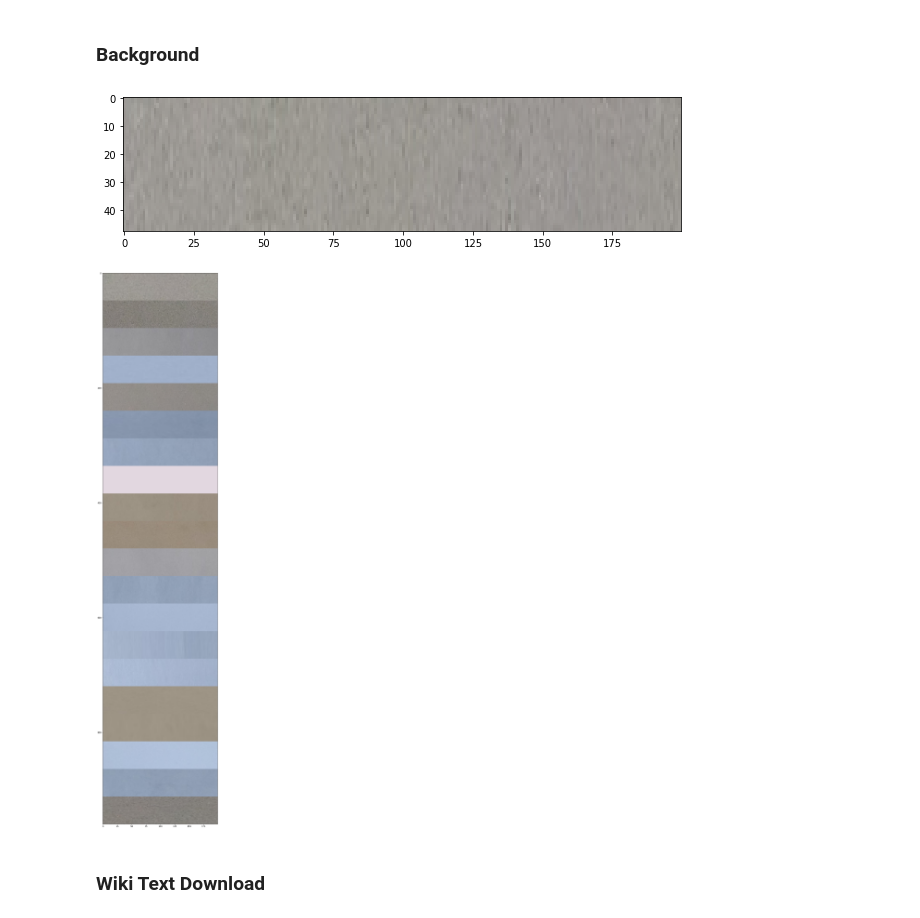
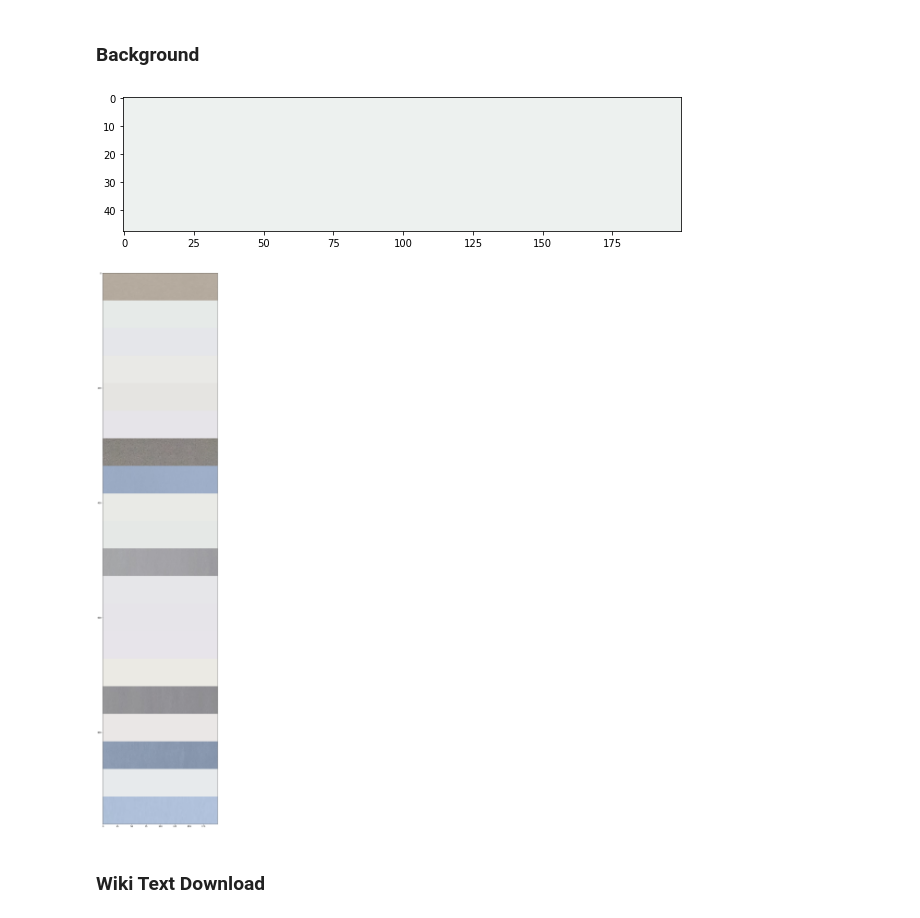
Before and after one commit to doas3140/ocr-pipeline, a Jupyter notebook: nbs/62_ocr_dataset_fontsynth.ipynb, the cells around one changed output. Cells and saved outputs as stored; diff of their text form; code cells hidden in the pictures.

```diff
--- a/nbs/62_ocr_dataset_fontsynth.ipynb
+++ b/nbs/62_ocr_dataset_fontsynth.ipynb
@@ -16,6 +16,7 @@ import time
 from ocr.core import *
 from pathlib import PosixPath
 import pandas as pd
+import os
 
 allowed_chars = [
 
@@ -49,7 +50,7 @@ class fontsynth_config:
     FILE_PATH = '../data/ocr/fontsynth_gt.pickle'
     LINE_HEIGHT = 48
     NUM_EXAMPLES = 50000
-    VALID_PCT = .3
+    VALID_PCT = .2
 
 len(allowed_chars)
 # %% [output]
@@ -65,9 +66,9 @@ class BgGenerator:
     def __init__(self, bgdir=fontsynth_config.bgdir):
         self.bg_images = [np.array(Image.open(fpath)) for fpath in bgdir.iterdir()]
 
-    def get_random_bg(self, size=(48,200), p_white=0.1, white=224):
+    def get_random_bg(self, size=(48,200), p_white=0.75, white=240):
         if np.random.rand() < p_white:
-            w, r = white, lambda: randn(0,5)
+            w, r = white, lambda: randn(-3,3)
             white = np.array([ w+r(), w+r(), w+r() ], dtype=np.uint8)
             return np.zeros([size[0], size[1], 3], dtype=np.uint8) + white
         else:
@@ -87,11 +88,11 @@ class BgGenerator:
 bg_gen = BgGenerator()
 plot(bg_gen.get_random_bg(), figsize=(10,10))
 # %% [output]
-[figure, old version]
+[figure, new version]
 # %%
-BgGenerator().show_examples(20, p_white=.1, white=224)
+BgGenerator().show_examples(20, p_white=.75, white=235)
 # %% [output]
-[figure, old version]
+[figure, new version]
 # %% [markdown]
 ### Wiki Text Download
 # %%
```
Also changed, not shown: parts of 28 cells of this notebook, 30 other files.
